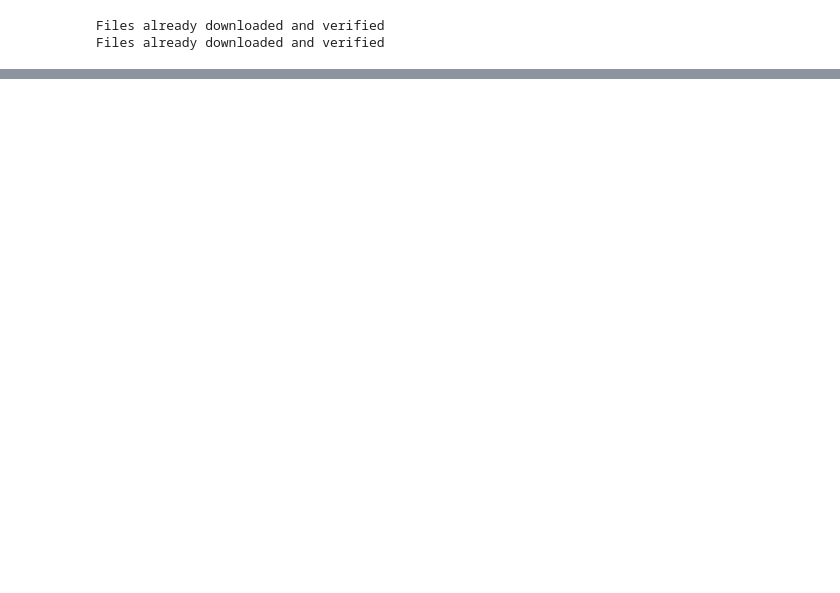
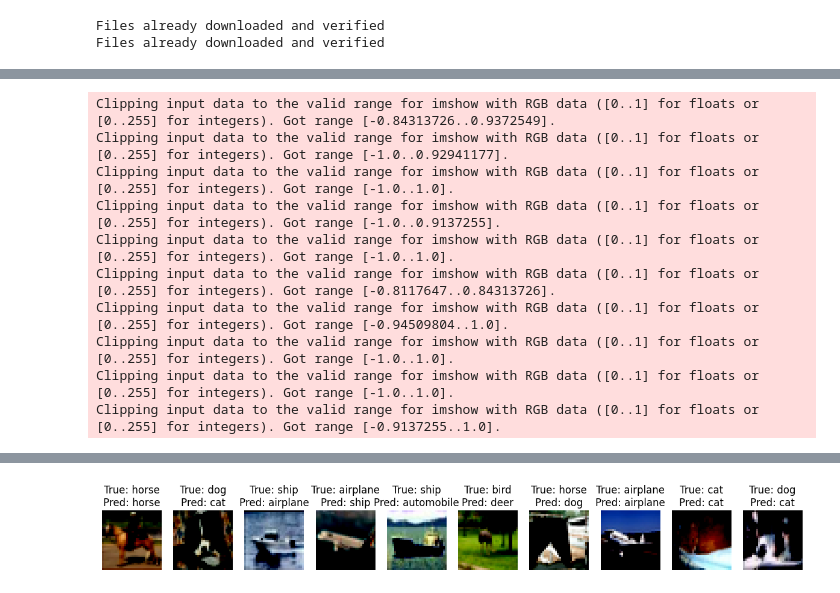
Before and after one commit to Dorknafo7/deep_learning_project, a Jupyter notebook: code/DecoderEncoderCIFAR.ipynb, the cells around one changed output, grey strips where cells are left out. Saved outputs shown, nothing was run; the diff lists cells and outputs as text; code cells hidden in the pictures; blank space fills up the shorter version.

```diff
--- a/code/DecoderEncoderCIFAR.ipynb
+++ b/code/DecoderEncoderCIFAR.ipynb
@@ -130,3 +128,20 @@ Epoch 1, Loss: 0.06744948597252369
+# %%
+# Function to plot images with labels and predictions
+def plot_images_with_labels(images, true_labels, predicted_labels, class_names, num_images=10):
+    images = images.cpu().detach().numpy()  # Convert to numpy (on CPU)
+    true_labels = true_labels.cpu().detach().numpy()  # True labels
+    predicted_labels = predicted_labels.cpu().detach().numpy()  # Predicted labels
+
+    num_images = min(num_images, images.shape[0])  # Ensure we don't exceed batch size
+    fig, axes = plt.subplots(1, num_images, figsize=(15, 3))
+
+    for i in range(num_images):
+        ax = axes[i]
+        ax.imshow(np.transpose(images[i], (1, 2, 0)))  # Reorder to (H, W, C)
+        ax.set_title(f"True: {class_names[true_labels[i]]}\nPred: {class_names[predicted_labels[i]]}")
+        ax.axis('off')  # Hide axes
+
+    plt.show()
 # %%
 #### Classifier Model ###
 
@@ -234,0 +341,44 @@ Test Accuracy: 40.42%
+# %%
+# Evaluate the classifier on the test set
+encoder.eval()  # Set encoder and classifier to evaluation mode
+classifier.eval()
+test_loss = 0.0
+correct = 0
+total = 0
+
+with torch.no_grad():
+    for data in dl_test:
+        images, labels = data
+        images, labels = images.to(device), labels.to(device)
+
+        # Get latent representation from the encoder
+        latent = encoder(images)  # Encoder only
+
+        # Classifier output
+        outputs = classifier(latent)
+
+        # Calculate loss
+        loss = criterion_classifier(outputs, labels)
+        test_loss += loss.item()
+
+        # Calculate accuracy
+        _, predicted = torch.max(outputs.data, 1)
+        total += labels.size(0)
+        correct += (predicted == labels).sum().item()
+
+test_accuracy = 100 * correct / total
+print(f"Test Loss: {test_loss / len(dl_test):.4f}")
+print(f"Test Accuracy: {test_accuracy:.2f}%")
+# Visualize the images along with their true and predicted labels
+plot_images_with_labels(images, labels, predicted, class_names, num_images=10)
+# %% [output]
+Clipping input data to the valid range for imshow with RGB data ([0..1] for floats or [0..255] for integers). Got range [-0.84313726..0.9372549].
+Clipping input data to the valid range for imshow with RGB data ([0..1] for floats or [0..255] for integers). Got range [-1.0..0.92941177].
+Clipping input data to the valid range for imshow with RGB data ([0..1] for floats or [0..255] for integers). Got range [-1.0..1.0].
+Clipping input data to the valid range for imshow with RGB data ([0..1] for floats or [0..255] for integers). Got range [-1.0..0.9137255].
+Clipping input data to the valid range for imshow with RGB data ([0..1] for floats or [0..255] for integers). Got range [-1.0..1.0].
+Clipping input data to the valid range for imshow with RGB data ([0..1] for floats or [0..255] for integers). Got range [-0.8117647..0.84313726].
+Clipping input data to the valid range for imshow with RGB data ([0..1] for floats or [0..255] for integers). Got range [-0.94509804..1.0].
+Clipping input data to the valid range for imshow with RGB data ([0..1] for floats or [0..255] for integers). Got range [-1.0..1.0].
+Clipping input data to the valid range for imshow with RGB data ([0..1] for floats or [0..255] for integers). Got range [-1.0..1.0].
+Clipping input data to the valid range for imshow with RGB data ([0..1] for floats or [0..255] for integers). Got range [-0.9137255..1.0].
@@ -234,0 +387 @@ Test Accuracy: 40.42%
+[figure, added]
```
Also changed, not shown: parts of 8 cells of this notebook, 1 other file.
